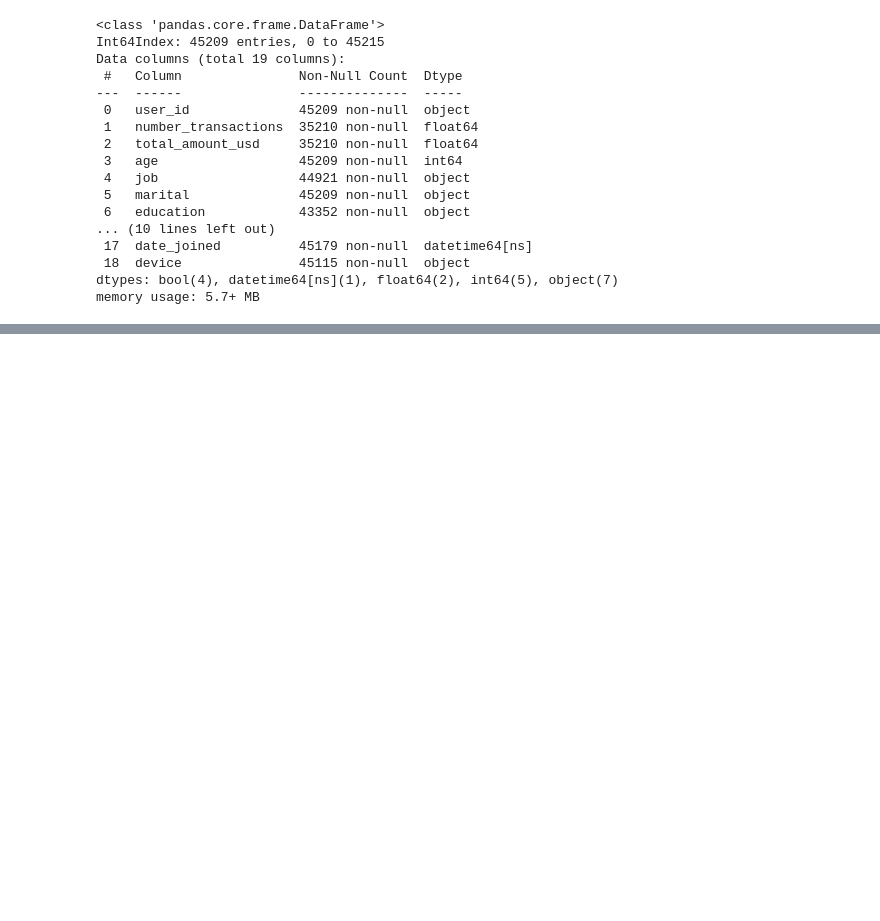
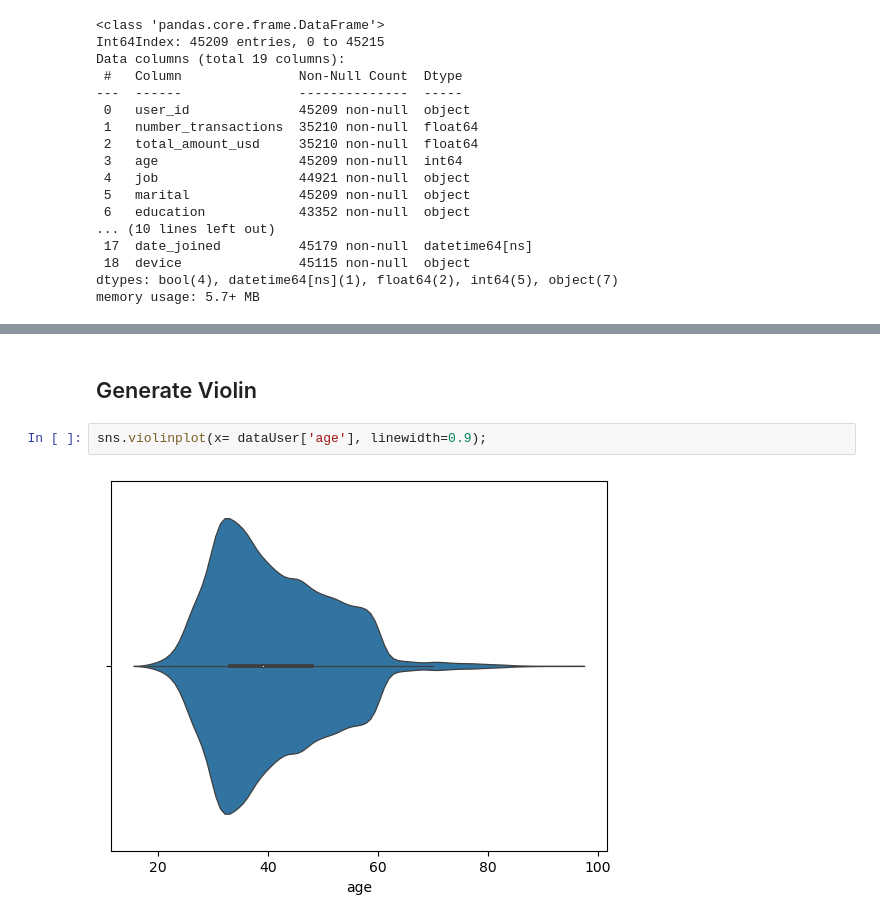
Before and after one commit to arsenewe/CDSP-KLSD, a Jupyter notebook: Day_2/CDSP_Septian Enggar Sukmana_Politeknik Negeri Malang/day_2_EDA.ipynb, the cells around one changed output, grey strips where cells are left out. Drawn from its saved outputs; the diff is of its cells as text; blank space fills up the shorter version.

```diff
--- a/Day_2/CDSP_Septian Enggar Sukmana_Politeknik Negeri Malang/day_2_EDA.ipynb
+++ b/Day_2/CDSP_Septian Enggar Sukmana_Politeknik Negeri Malang/day_2_EDA.ipynb
@@ -127,0 +168,6 @@ dtype: float64
+# %% [markdown]
+## Generate Violin
+# %%
+sns.violinplot(x= dataUser['age'], linewidth=0.9);
+# %% [output]
+[figure, added]
```
Also changed, not shown: parts of 38 cells of this notebook.
